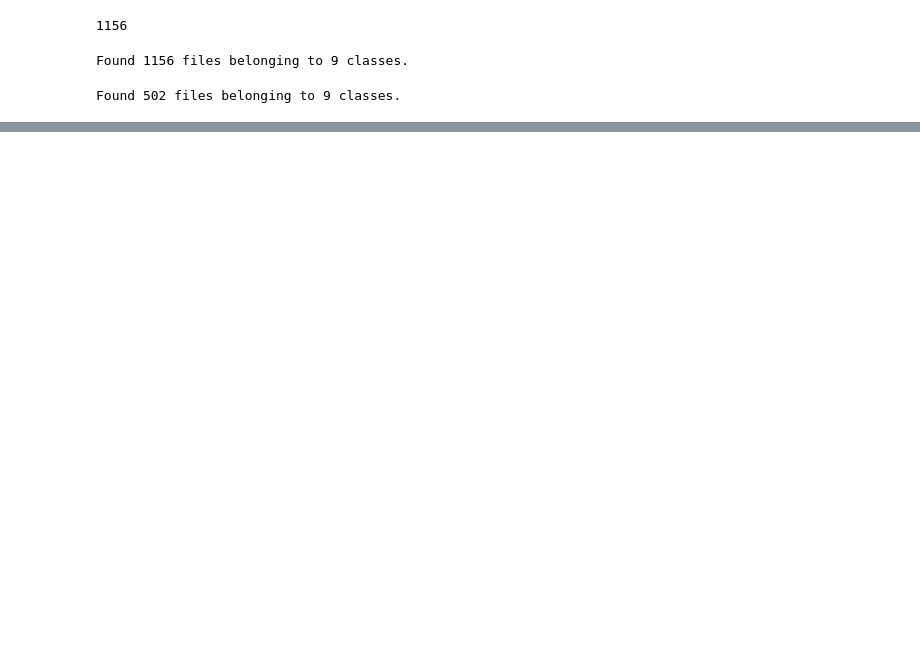
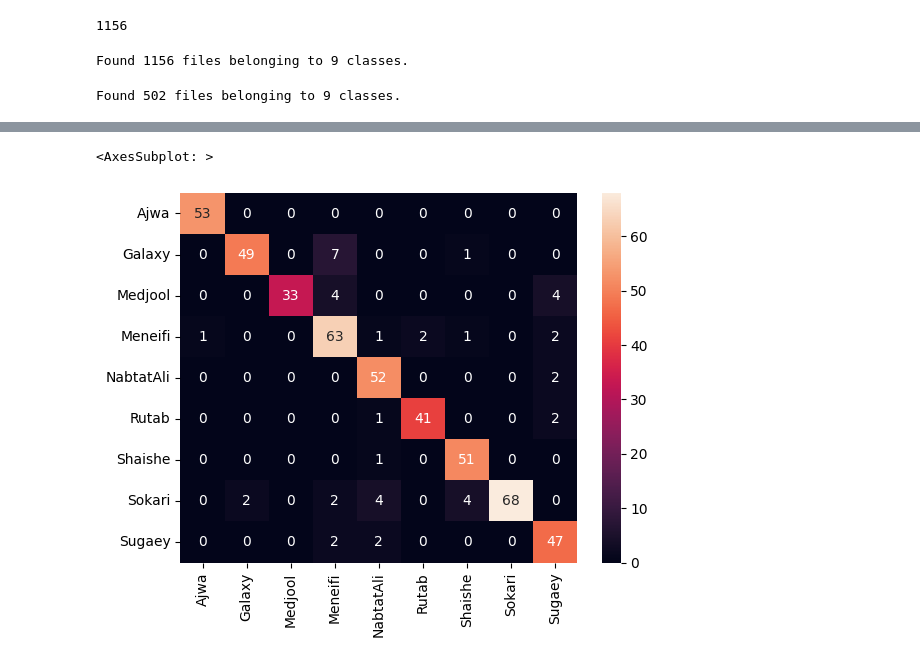
Before and after one commit to ahmad-einieh/dates-detect-project, a Jupyter notebook: final.ipynb, the cells around one changed output, grey strips where cells are left out. Drawn from its saved outputs; the diff is of its cells as text; code cells hidden in the pictures; blank space fills up the shorter version.

```diff
--- a/final.ipynb
+++ b/final.ipynb
@@ -164,0 +152,13 @@ array([[0, 0, 0, 0, 0, 0, 1, 0, 0],
+# %%
+img = list(data_dir_val.glob('Medjool/*'))
+img = PIL.Image.open(str(img[21])).resize((180, 180))
+img_array = tf.keras.utils.img_to_array(img)
+img_array = tf.expand_dims(img_array, 0) # Create a batch
+
+predictions = model.predict(img_array)
+score = tf.nn.softmax(predictions[0])
+
+print(
+    "This image most likely belongs to {} with a {:.2f} percent confidence."
+    .format(class_names[np.argmax(score)], 100 * np.max(score))
+)
@@ -164,0 +168,20 @@ array([[0, 0, 0, 0, 0, 0, 1, 0, 0],
+# %%
+predicted = []
+true_labels = []
+dirs = list(data_dir_val.glob('*'))
+
+for d in range(len(dirs)):
+    dir = dirs[d]
+    predicted.append([])
+
+    for image in dir.glob('*/'):
+        image = PIL.Image.open(image).resize((180, 180))
+        img_array = tf.keras.utils.img_to_array(image)
+        img_array = tf.expand_dims(img_array, 0)
+
+        predictions = model.predict(img_array)
+        score = tf.nn.softmax(predictions[0])
+
+        result = np.argmax(score)
+        predicted[d].append(result)
+        true_labels.append(d)
@@ -164,0 +206,6 @@ array([[0, 0, 0, 0, 0, 0, 1, 0, 0],
+# %%
+confusion_matrix = []
+for l in range(len(predicted)):
+    confusion_matrix.append([])
+    for i in range(len(predicted)):
+        confusion_matrix[l].append(predicted[l].count(i))
@@ -164,0 +236,6 @@ array([[0, 0, 0, 0, 0, 0, 1, 0, 0],
+# %%
+cm_df = pd.DataFrame(confusion_matrix, index=class_names, columns=class_names)
+sns.heatmap(cm_df, annot=True)
+# %% [output]
+<AxesSubplot: >
+[figure, added]
```
Also changed, not shown: parts of 11 cells of this notebook, 1 other file.
